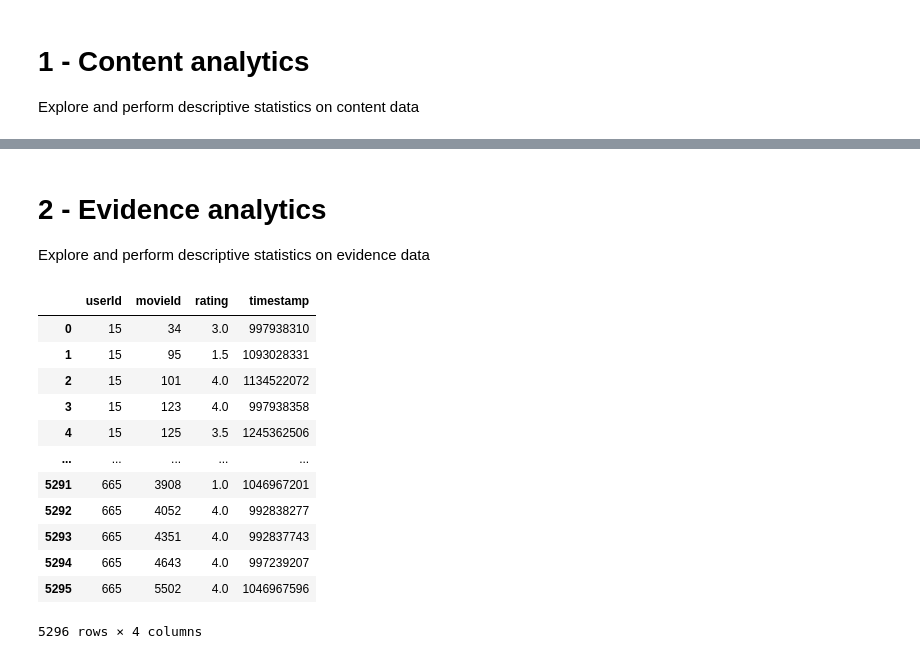
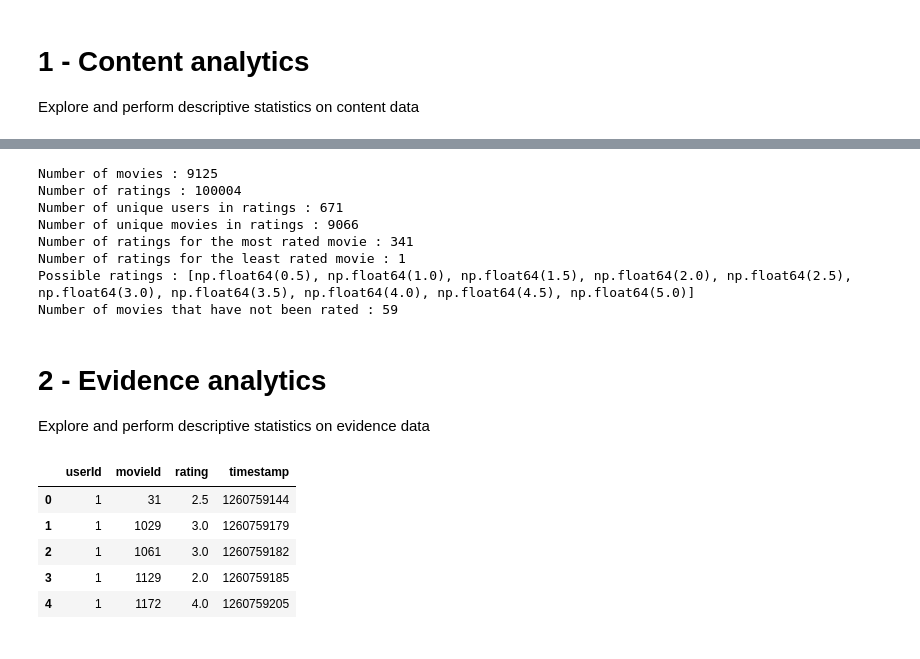
Before and after one commit to nmohymont/Recommender_Systems, a Jupyter notebook: analytics.ipynb, the cells around one changed output, grey strips where cells are left out. Saved outputs shown, nothing was run; the diff lists cells and outputs as text; code cells hidden in the pictures.

```diff
--- a/analytics.ipynb
+++ b/analytics.ipynb
@@ -82,23 +41,50 @@ Number of movies : 912
+# %%
+# -- display relevant informations that can be extracted from the dataset
+
+n_movies = len(df_items)
+print(f"Number of movies : {n_movies}")
+
+n_ratings = len(df_ratings)
+print(f"Number of ratings : {n_ratings}")
+
+n_unique_users = df_ratings[C.USER_ID_COL].nunique()
+print(f"Number of unique users in ratings : {n_unique_users}")
+
+n_unique_movies = df_ratings[C.ITEM_ID_COL].nunique()
+print(f"Number of unique movies in ratings : {n_unique_movies}")
+
+n_ratings_most_rated_movie = df_ratings[C.ITEM_ID_COL].value_counts().max()
+print(f"Number of ratings for the most rated movie : {n_ratings_most_rated_movie}")
+
+n_ratings_least_rated_movie = df_ratings[C.ITEM_ID_COL].value_counts().min()
+print(f"Number of ratings for the least rated movie : {n_ratings_least_rated_movie}")
+
+possible_ratings = sorted(df_ratings[C.RATING_COL].unique())
+print(f"Possible ratings : {possible_ratings}")
+
+n_not_rated_movies = n_movies - n_unique_movies
+print(f"Number of movies that have not been rated : {n_not_rated_movies}")
+# %% [output]
+Number of movies : 9125
+Number of ratings : 100004
+Number of unique users in ratings : 671
+Number of unique movies in ratings : 9066
+Number of ratings for the most rated movie : 341
+Number of ratings for the least rated movie : 1
+Possible ratings : [np.float64(0.5), np.float64(1.0), np.float64(1.5), np.float64(2.0), np.float64(2.5), np.float64(3.0), np.float64(3.5), np.float64(4.0), np.float64(4.5), np.float64(5.0)]
+Number of movies that have not been rated : 59
 # %% [markdown]
 # 2 - Evidence analytics
 Explore and perform descriptive statistics on evidence data
 # %%
 # -- load the items and display the Dataframe
 
 df_ratings = load_ratings()
-
-display(df_ratings)
+df_ratings.head()
 # %% [output]
 |  | userId | movieId | rating | timestamp |
-| 0 | 15 | 34 | 3.0 | 997938310 |
-| 1 | 15 | 95 | 1.5 | 1093028331 |
-| 2 | 15 | 101 | 4.0 | 1134522072 |
-| 3 | 15 | 123 | 4.0 | 997938358 |
-| 4 | 15 | 125 | 3.5 | 1245362506 |
-| ... | ... | ... | ... | ... |
-| 5291 | 665 | 3908 | 1.0 | 1046967201 |
-| 5292 | 665 | 4052 | 4.0 | 992838277 |
-| 5293 | 665 | 4351 | 4.0 | 992837743 |
-| 5294 | 665 | 4643 | 4.0 | 997239207 |
-| 5295 | 665 | 5502 | 4.0 | 1046967596 |
+| 0 | 1 | 31 | 2.5 | 1260759144 |
+| 1 | 1 | 1029 | 3.0 | 1260759179 |
+| 2 | 1 | 1061 | 3.0 | 1260759182 |
+| 3 | 1 | 1129 | 2.0 | 1260759185 |
+| 4 | 1 | 1172 | 4.0 | 1260759205 |
-5296 rows × 4 columns
```
Also changed, not shown: parts of 13 cells of this notebook, 7 other files.
